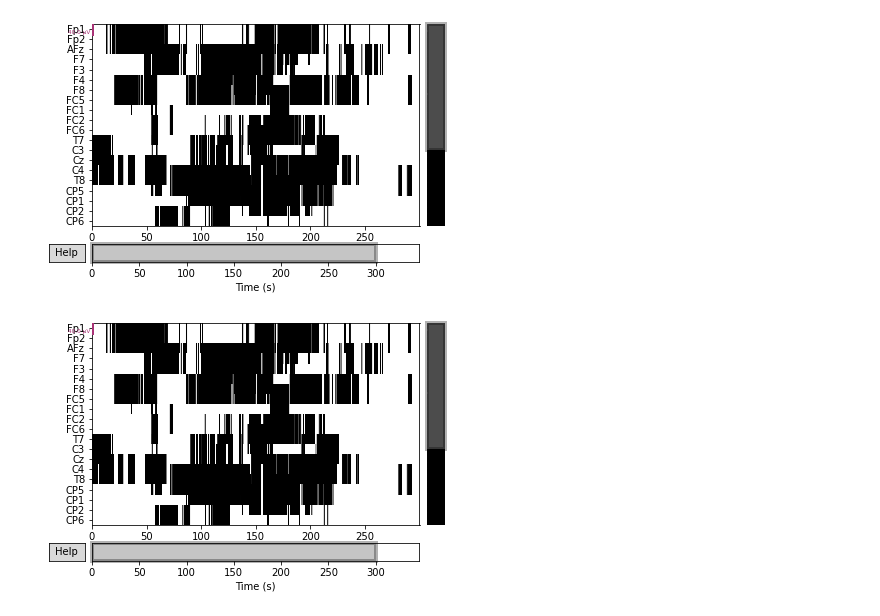
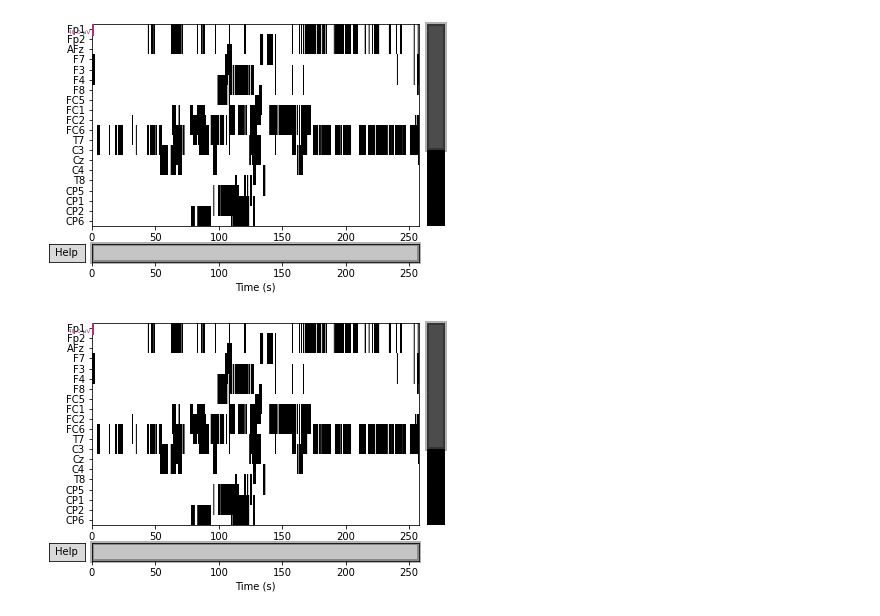
Before and after one commit to zMaxKunGz/CP-DSAI-Project-EEG, a Jupyter notebook: Test preprocessing.ipynb, the cells around one changed output. Saved outputs shown, nothing was run; the diff lists cells and outputs as text; code cells hidden in the pictures.

```diff
--- a/Test preprocessing.ipynb
+++ b/Test preprocessing.ipynb
@@ -3,4 +3,4 @@ from braininvaders2015a.dataset import BrainInvaders2015a
 # %%
 dataset = BrainInvaders2015a()
 # %%
-data_subject1 = dataset._get_single_subject_data(2)
+data_subject1 = dataset._get_single_subject_data(3)
@@ -74,24 +71,27 @@ import mne
 from mne import create_info
 from mne.io import RawArray
 
-# def df_to_raw(df):
-#     sfreq = 125
-#     ch_names = list(df.columns)
-#     ch_types = ['eeg'] * (len(df.columns) - 1) + ['stim']
-#     ten_twenty_montage = mne.channels.make_standard_montage('standard_1020')
+def df_to_raw(df):
+    sfreq = 512
+    ch_names = list(df.columns)
+    ch_types = ['eeg'] * (len(df.columns) - 1) + ['stim']
+    ten_twenty_montage = mne.channels.make_standard_montage('standard_1020')
 
-#     df = df.T  #mne looks at the tranpose() format
-#     df[:-1] *= 1e-6  #convert from uVolts to Volts (mne assumes Volts data)
+    df = df.T
+      #mne looks at the tranpose() format
+    df[:-1] *= 1e-6
+      #convert from uVolts to Volts (mne assumes Volts data)
 
-#     info = create_info(ch_names=ch_names, ch_types=ch_types, sfreq=sfreq)
+    info = create_info(ch_names=ch_names, ch_types=ch_types, sfreq=sfreq)
 
-#     raw = mne.io.RawArray(df, info)
-#     raw.set_montage(ten_twenty_montage)
+    raw = mne.io.RawArray(df, info)
+    raw.set_montage(ten_twenty_montage)
 
-#     #try plotting the raw data of its power spectral density
-#     raw.plot_psd()
+    #try plotting the raw data of its power spectral density
+    raw.plot_psd()
 
-#     return raw
+    return raw
 # %%
-# raw = df_to_raw(data_ses1_run1_pd)
+import numpy as np
+raw = df_to_raw(data_ses1_run1_pd)
 # %% [output]
@@ -115,9 +121,9 @@ info = create_info(ch_names=ch_names, ch_types=ch_types, sfreq=sfreq)
 # %%
-eeg_channels = mne.pick_types(data_ses1_run1.info, eeg=True)
-data_ses1_run1.plot(duration=300, order=eeg_channels)
+eeg_channels = mne.pick_types(raw.info, eeg=True)
+raw.plot(duration=300, order=eeg_channels)
 # %% [output]
-[figure, old version]
+[figure, new version]
-[figure, old version]
+[figure, new version]
 # %%
 for cutoff in (0.1, 0.2, 1):
     raw_highpass = raw.copy().filter(l_freq=cutoff, h_freq=None)
```
Also changed, not shown: parts of 23 cells of this notebook.
